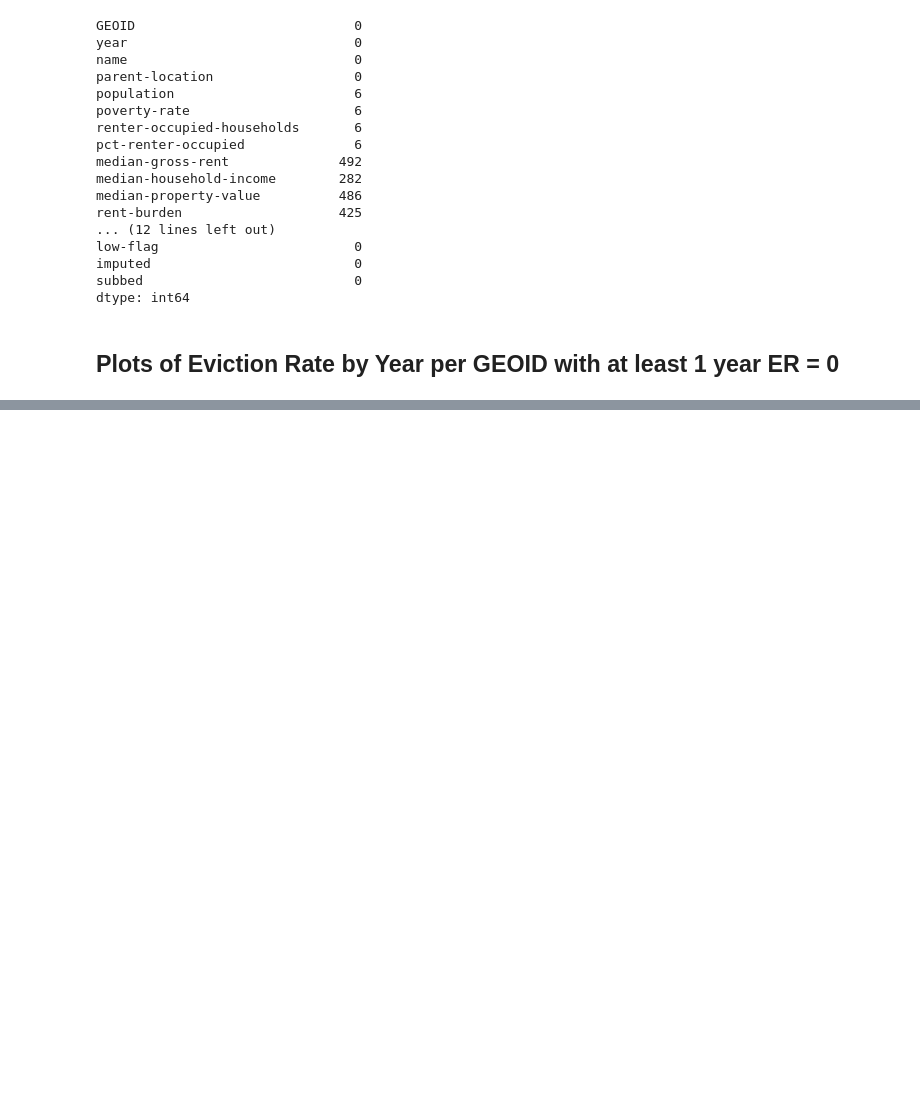
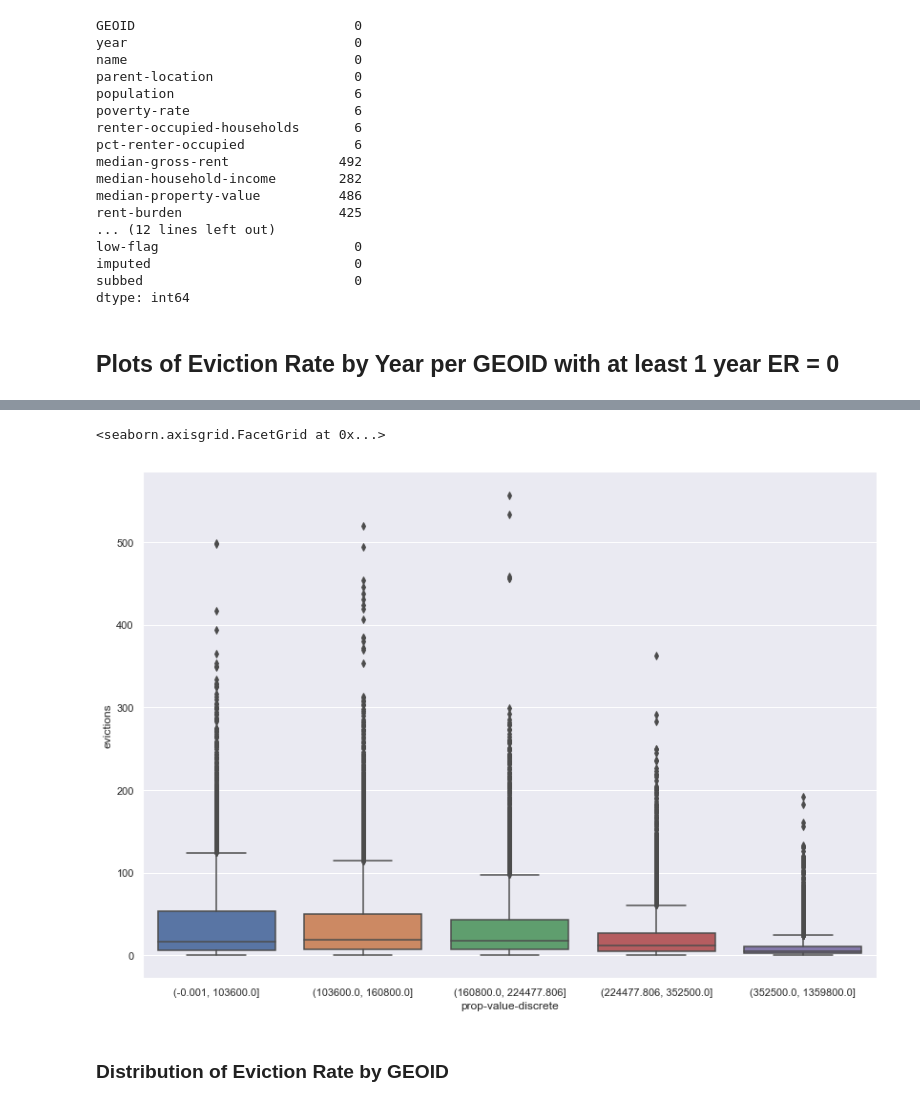
Before and after one commit to jamjensen/eviction-va, a Jupyter notebook: data-exploration.ipynb, the cells around one changed output, grey strips where cells are left out. Cells and saved outputs as stored; diff of their text form; code cells hidden in the pictures; blank space fills up the shorter version.

```diff
--- a/data-exploration.ipynb
+++ b/data-exploration.ipynb
@@ -96,0 +140,9 @@ for x in GEOIDS[:20]:
+# %%
+df['prop-value-discrete'] = pd.qcut(df['median-property-value'], 5)
+# %%
+sns.catplot(data=df[df['eviction-rate'] < 200], x="prop-value-discrete", y='evictions', kind='box', height=8.27, aspect=11.7/8.27)
+# %% [output]
+<seaborn.axisgrid.FacetGrid at 0x...>
+[figure, added]
+# %% [markdown]
+### Distribution of Eviction Rate by GEOID
```
Also changed, not shown: parts of 12 cells of this notebook.
